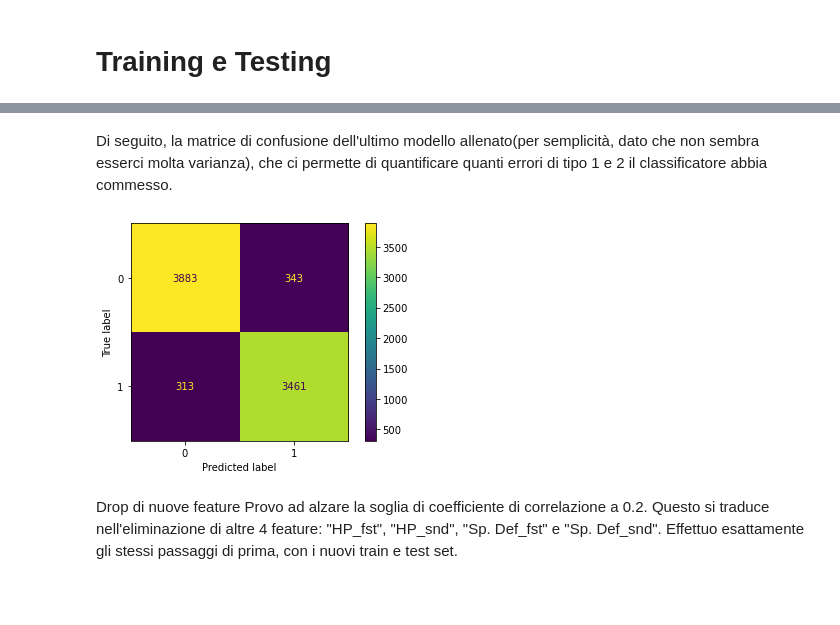
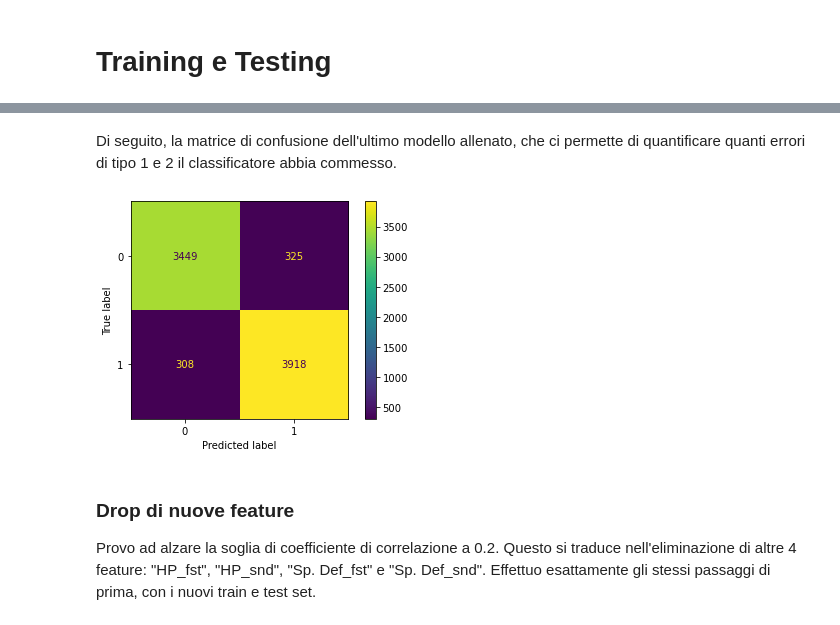
Before and after one commit to Rastark/challenge_ia_pokemon, a Jupyter notebook: train.ipynb, the cells around one changed output, grey strips where cells are left out. Drawn from its saved outputs; the diff is of its cells as text; code cells hidden in the pictures; blank space fills up the shorter version.

```diff
--- a/train.ipynb
+++ b/train.ipynb
@@ -233,7 +253,9 @@ Preparo i dati per l'addestramento, ovvero estraggo la label target ("Winner") d
 # %%
 X_train = train_set.copy()
 y_train = X_train.pop('Winner')
+X_train = preprocessing.normalize(X_train, norm='l2')
 
 X_test = test_set.copy()
 y_test = X_test.pop('Winner')
+X_test = preprocessing.normalize(X_test, norm='l2')
 # %% [markdown]
@@ -281,12 +333,13 @@ Worst result = 91.51%
 # %% [markdown]
-Di seguito, la matrice di confusione dell'ultimo modello allenato(per semplicità, dato che non sembra esserci molta varianza), che ci permette di quantificare quanti errori di tipo 1 e 2 il classificatore abbia commesso.
+Di seguito, la matrice di confusione dell'ultimo modello allenato, che ci permette di quantificare quanti errori di tipo 1 e 2 il classificatore abbia commesso.
 # %%
-plot_confusion_matrix(dtree, X_test, y_test, values_format='n', display_labels=['0','1'])
+plot_confusion_matrix(dtree, X_test, y_test, values_format='n')
 plt.show()
 # %% [output]
-[figure, old version]
+[figure, new version]
 # %% [markdown]
-Drop di nuove feature
+### Drop di nuove feature
+
 Provo ad alzare la soglia di coefficiente di correlazione a 0.2. Questo si traduce nell'eliminazione di altre 4 feature: "HP_fst", "HP_snd", "Sp. Def_fst" e "Sp. Def_snd".
 Effettuo esattamente gli stessi passaggi di prima, con i nuovi train e test set.
 # %%
```
Also changed, not shown: parts of 29 cells of this notebook, 1 other file.
